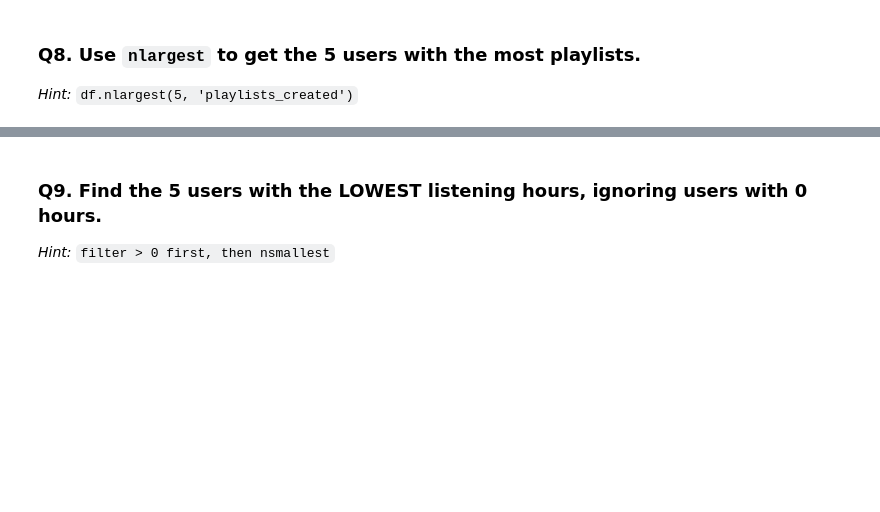
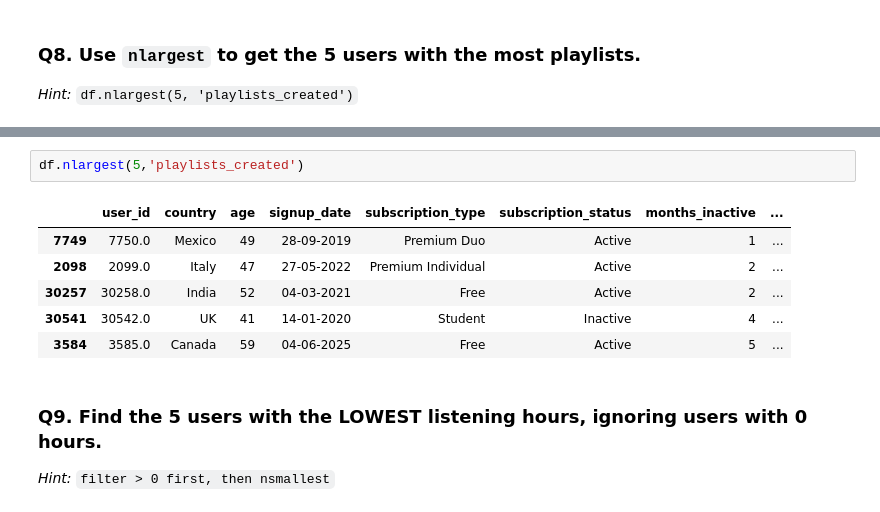
Before and after one commit to shiva3994/Python, a Jupyter notebook: Spotify_User_Behv/Day04_Sorting_Counting_and_Ranking_PRACTICE.ipynb, the cells around one changed output, grey strips where cells are left out. Drawn from its saved outputs; the diff is of its cells as text; blank space fills up the shorter version.

```diff
--- a/Spotify_User_Behv/Day04_Sorting_Counting_and_Ranking_PRACTICE.ipynb
+++ b/Spotify_User_Behv/Day04_Sorting_Counting_and_Ranking_PRACTICE.ipynb
@@ -182,3 +236,12 @@ Name: proportion, dtype: float64
+# %%
+df.nlargest(5,'playlists_created')
+# %% [output]
+|  | user_id | country | age | signup_date | subscription_type | subscription_status | months_inactive | ... |
+| 7749 | 7750.0 | Mexico | 49 | 28-09-2019 | Premium Duo | Active | 1 | ... |
+| 2098 | 2099.0 | Italy | 47 | 27-05-2022 | Premium Individual | Active | 2 | ... |
+| 30257 | 30258.0 | India | 52 | 04-03-2021 | Free | Active | 2 | ... |
+| 30541 | 30542.0 | UK | 41 | 14-01-2020 | Student | Inactive | 4 | ... |
+| 3584 | 3585.0 | Canada | 59 | 04-06-2025 | Free | Active | 5 | ... |
 # %% [markdown]
 ### Q9. Find the 5 users with the LOWEST listening hours, ignoring users with 0 hours.
 
```
Also changed, not shown: parts of 8 cells of this notebook.
